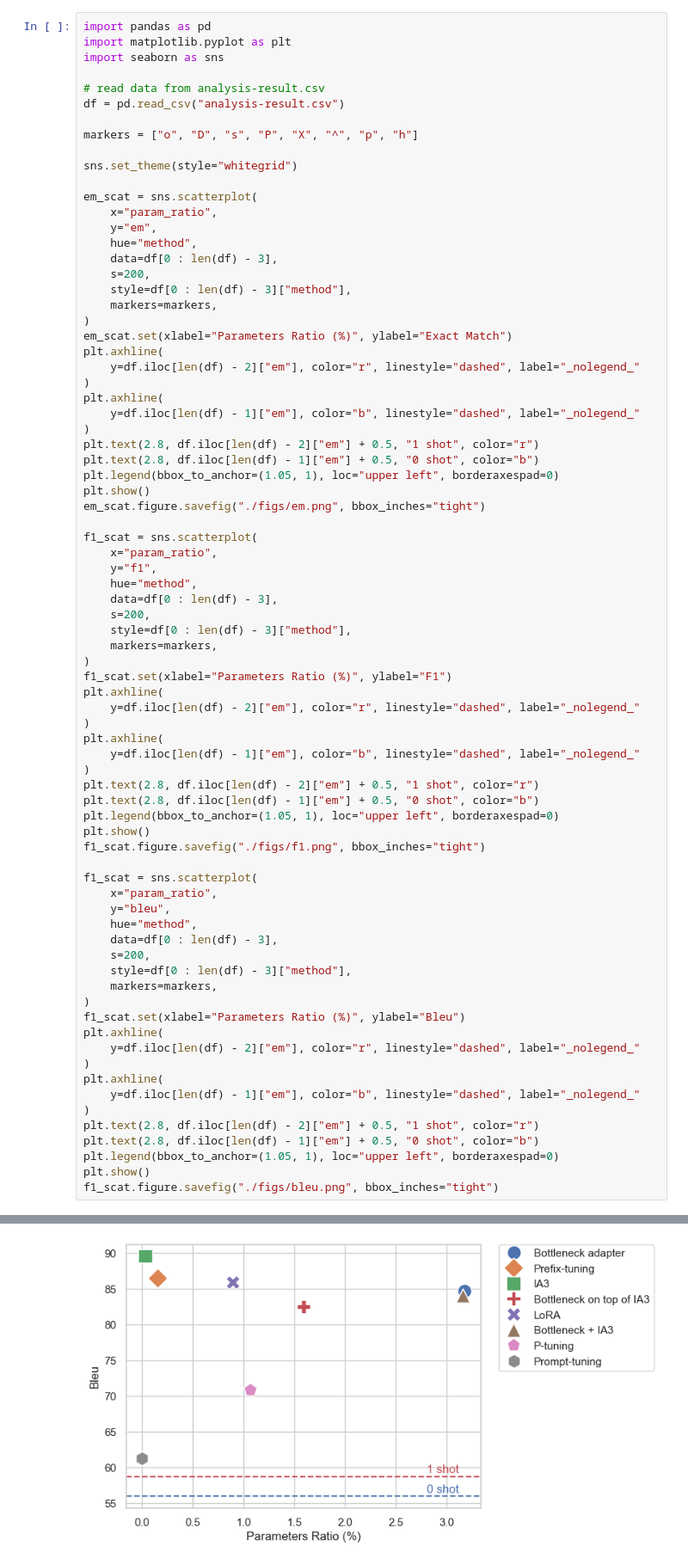
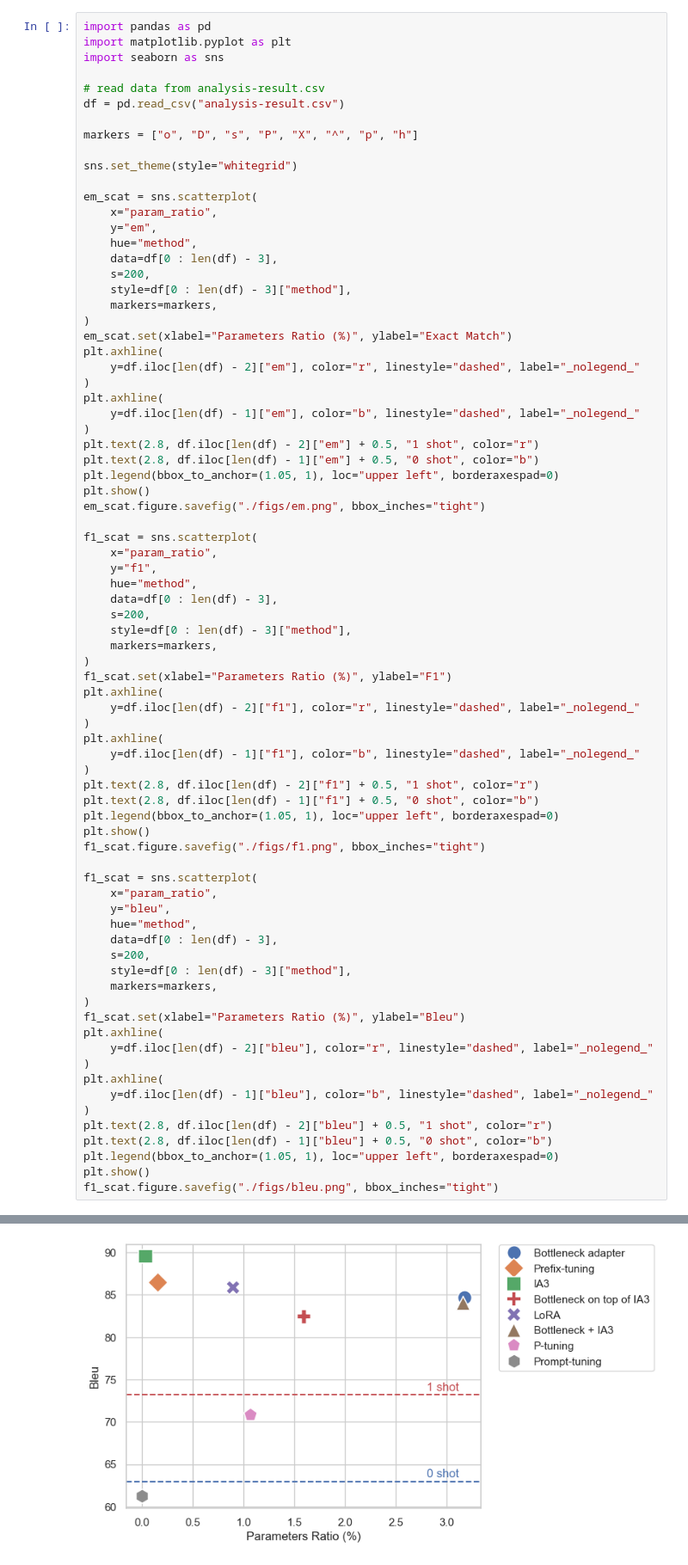
Before and after one commit to Legacy107/COS30018-Machine-reading-comprehension, a Jupyter notebook: analysis/cpgqa/analysis-chart.ipynb, the cells around one changed output, grey strips where cells are left out. Shown: that part at 86% size. Cells and saved outputs as stored; diff of their text form.

Commit message:
fix: plot correct baseline for each metrics

```diff
--- a/analysis/cpgqa/analysis-chart.ipynb
+++ b/analysis/cpgqa/analysis-chart.ipynb
@@ -43,13 +43,13 @@ f1_scat = sns.scatterplot(
 )
 f1_scat.set(xlabel="Parameters Ratio (%)", ylabel="F1")
 plt.axhline(
-    y=df.iloc[len(df) - 2]["em"], color="r", linestyle="dashed", label="_nolegend_"
+    y=df.iloc[len(df) - 2]["f1"], color="r", linestyle="dashed", label="_nolegend_"
 )
 plt.axhline(
-    y=df.iloc[len(df) - 1]["em"], color="b", linestyle="dashed", label="_nolegend_"
+    y=df.iloc[len(df) - 1]["f1"], color="b", linestyle="dashed", label="_nolegend_"
 )
-plt.text(2.8, df.iloc[len(df) - 2]["em"] + 0.5, "1 shot", color="r")
-plt.text(2.8, df.iloc[len(df) - 1]["em"] + 0.5, "0 shot", color="b")
+plt.text(2.8, df.iloc[len(df) - 2]["f1"] + 0.5, "1 shot", color="r")
+plt.text(2.8, df.iloc[len(df) - 1]["f1"] + 0.5, "0 shot", color="b")
 plt.legend(bbox_to_anchor=(1.05, 1), loc="upper left", borderaxespad=0)
 plt.show()
 f1_scat.figure.savefig("./figs/f1.png", bbox_inches="tight")
@@ -65,13 +65,13 @@ f1_scat = sns.scatterplot(
 )
 f1_scat.set(xlabel="Parameters Ratio (%)", ylabel="Bleu")
 plt.axhline(
-    y=df.iloc[len(df) - 2]["em"], color="r", linestyle="dashed", label="_nolegend_"
+    y=df.iloc[len(df) - 2]["bleu"], color="r", linestyle="dashed", label="_nolegend_"
 )
 plt.axhline(
-    y=df.iloc[len(df) - 1]["em"], color="b", linestyle="dashed", label="_nolegend_"
+    y=df.iloc[len(df) - 1]["bleu"], color="b", linestyle="dashed", label="_nolegend_"
 )
-plt.text(2.8, df.iloc[len(df) - 2]["em"] + 0.5, "1 shot", color="r")
-plt.text(2.8, df.iloc[len(df) - 1]["em"] + 0.5, "0 shot", color="b")
+plt.text(2.8, df.iloc[len(df) - 2]["bleu"] + 0.5, "1 shot", color="r")
+plt.text(2.8, df.iloc[len(df) - 1]["bleu"] + 0.5, "0 shot", color="b")
 plt.legend(bbox_to_anchor=(1.05, 1), loc="upper left", borderaxespad=0)
 plt.show()
 f1_scat.figure.savefig("./figs/bleu.png", bbox_inches="tight")
@@ -81,4 +81,4 @@ f1_scat.figure.savefig("./figs/bleu.png", bbox_inches="tight")
-[figure, old version]
+[figure, new version]
 # %%
 import pandas as pd
 import matplotlib.pyplot as plt
```
Also changed, not shown: parts of 2 cells of this notebook, 21 other files.
